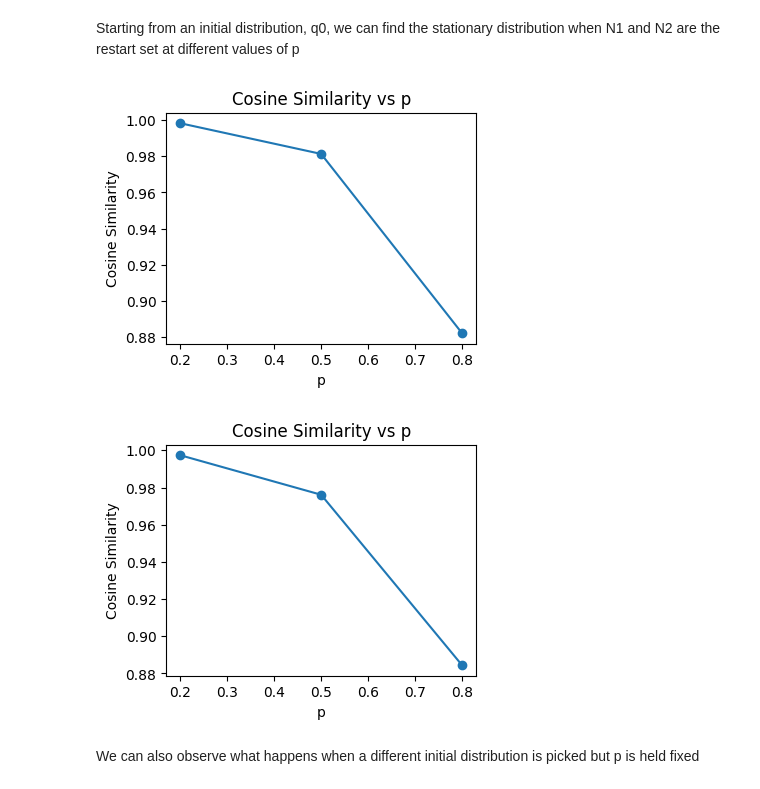
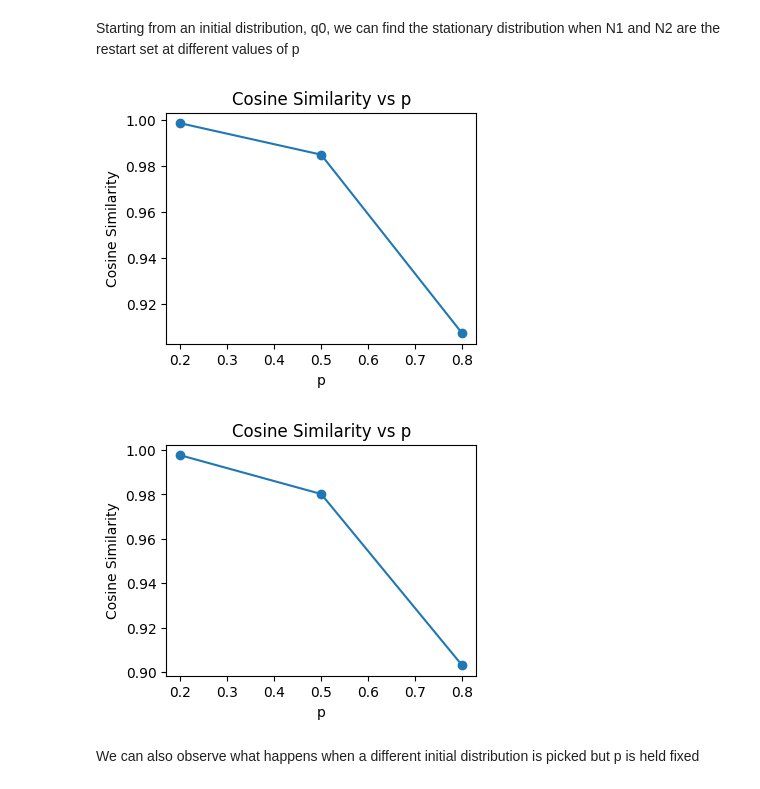
Before and after one commit to faverogian/ECSE556, a Jupyter notebook: Assignment 2/Code/random_walks.ipynb, the cells around one changed output. Saved outputs shown, nothing was run; the diff lists cells and outputs as text; code cells hidden in the pictures.

```diff
--- a/Assignment 2/Code/random_walks.ipynb
+++ b/Assignment 2/Code/random_walks.ipynb
@@ -108,9 +111,11 @@ eps = 1e-5
 for vec in tqdm(vecs):
     while True:
         rw_vec_new = tr_mat @ vec
+        rw_vec_new = rw_vec_new / rw_vec_new.sum()
         if np.linalg.norm(rw_vec_new - vec) < eps:
             break
         vec = rw_vec_new
+    assert np.allclose(rw_vec_new.sum(), 1)
     stat_dist_no_restart.append(rw_vec_new)
 
 # See if the vectors are equal
@@ -194,39 +199,41 @@ for index, node in enumerate([v_N1, v_N2]):
     for p_i in p:
         while True:
             rw_vec_new = p_i * tr_mat @ vec + (1 - p_i) * node
+            rw_vec_new = rw_vec_new / rw_vec_new.sum()
             if np.linalg.norm(rw_vec_new - vec) < eps:
                 break
             vec = rw_vec_new
+        assert np.allclose(rw_vec_new.sum(), 1)
         stat_dist_restart.append(rw_vec_new)
 
     # Put stationary distributions into a dataframe
     stat_dist_restart_df = pd.DataFrame(np.hstack(stat_dist_restart))
     stat_dist_restart_df.insert(0, 'Node', nodes)
     stat_dist_restart_df.columns = ['Node', 'p = 0.2', 'p = 0.5', 'p = 0.8']
 
     # Save stationary distributions to csv
     stat_dist_restart_df.to_csv(f'stationary/stat_dist_p_{index}.csv', index=False)
 
     # Compare stationary distributions to restart node
     # Get cosine similarity between stationary distributions and restart node
     cos_sim = []
     for i in range(len(stat_dist_restart)):
         dot = np.dot(stat_dist_restart[i].T, node)
         norm1 = np.linalg.norm(stat_dist_restart[i])
         norm2 = np.linalg.norm(node)
         cosine_similarity = dot / (norm1 * norm2)
         cos_sim.append(cosine_similarity.item())
 
     # Plot cosine similarity vs p
     plt.figure(figsize=(4, 3))
     plt.plot(p, cos_sim, '-o')
     plt.xlabel('p')
     plt.ylabel('Cosine Similarity')
     plt.title('Cosine Similarity vs p')
     plt.show()
 # %% [output]
-[figure, old version]
+[figure, new version]
-[figure, old version]
+[figure, new version]
 # %% [markdown]
 We can also observe what happens when a different initial distribution is picked but p is held fixed
 # %%
```
Also changed, not shown: parts of 4 cells of this notebook, 3 other files.
